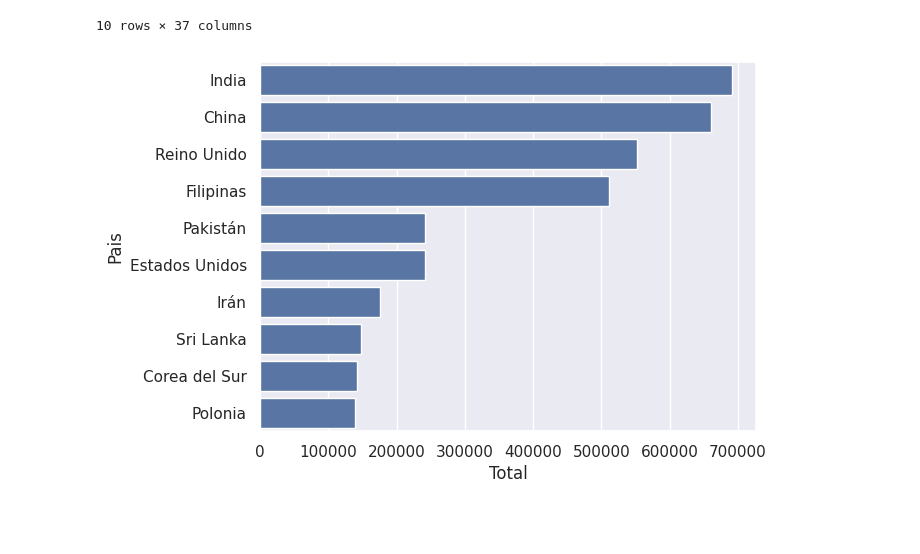
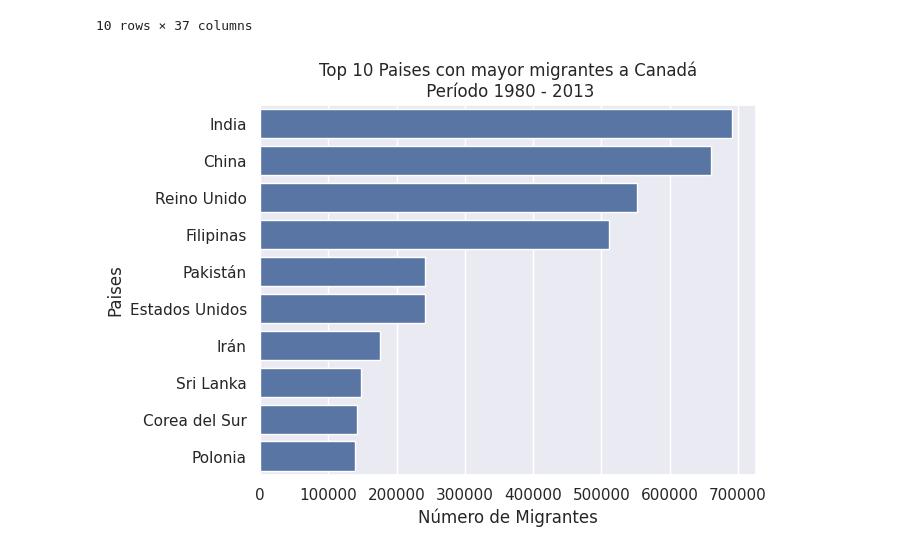
Before and after one commit to JorgeAccardi/cienciadedatos, a Jupyter notebook: Desafío_comparando_tendencias_migratorias.ipynb, the cells around one changed output. Cells and saved outputs as stored; diff of their text form; code cells hidden in the pictures; blank space fills up the shorter version.

```diff
--- a/Desafío_comparando_tendencias_migratorias.ipynb
+++ b/Desafío_comparando_tendencias_migratorias.ipynb
@@ -467,7 +467,10 @@ top_10
 | Polonia | Europa | Europa Oriental | 863 | 2930 | 5881 | 4546 | 3588 | 2819 | 4808 | 6931 | ... | ... |
 10 rows × 37 columns
 # %%
-sns.barplot(data=top_10,x='Total',y=top_10.index, orient='h')
+ax = sns.barplot(data=top_10,x='Total',y=top_10.index, orient='h')
+ax.set(title='Top 10 Paises con mayor migrantes a Canadá\n Período 1980 - 2013',
+       xlabel = 'Número de Migrantes',
+       ylabel = 'Paises')
 plt.show()
 # %% [output]
-[figure, old version]
+[figure, new version]
```
